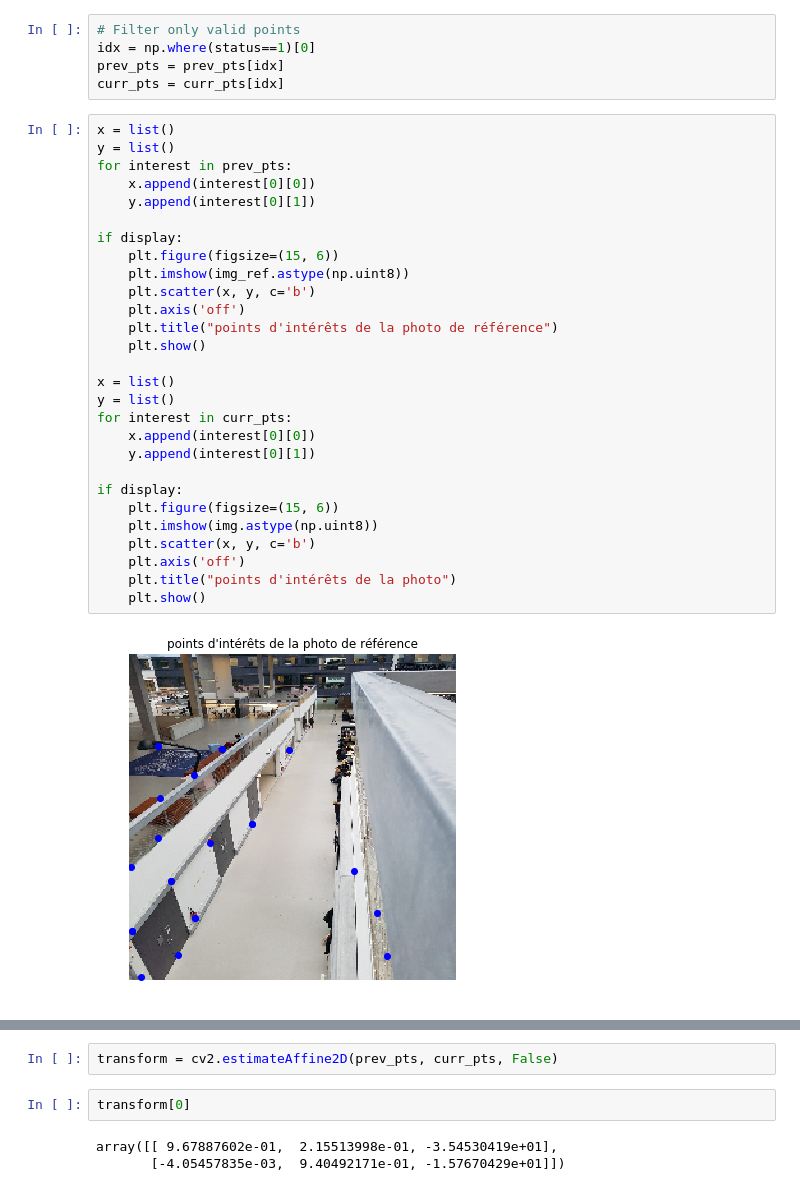
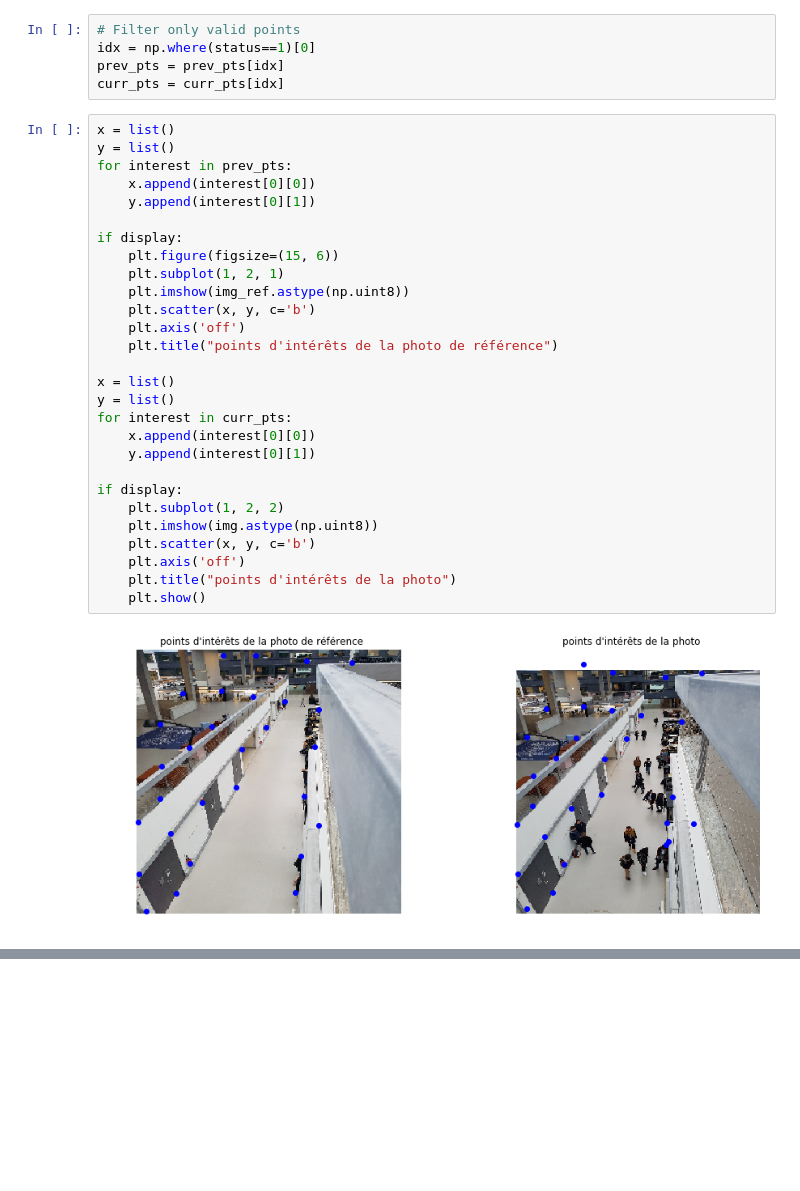
Before and after one commit to Erwandk/QueueDetection, a Jupyter notebook: code_projet/Stabilisation.ipynb, the cells around one changed output, grey strips where cells are left out. Drawn from its saved outputs; the diff is of its cells as text; blank space fills up the shorter version.

```diff
--- a/code_projet/Stabilisation.ipynb
+++ b/code_projet/Stabilisation.ipynb
@@ -106,30 +106,30 @@ curr_pts = curr_pts[idx]
 # %%
 x = list()
 y = list()
 for interest in prev_pts:
     x.append(interest[0][0])
     y.append(interest[0][1])
 
 if display:
     plt.figure(figsize=(15, 6))
+    plt.subplot(1, 2, 1)
     plt.imshow(img_ref.astype(np.uint8))
     plt.scatter(x, y, c='b')
     plt.axis('off')
     plt.title("points d'intérêts de la photo de référence")
-    plt.show()
 
 x = list()
 y = list()
 for interest in curr_pts:
     x.append(interest[0][0])
     y.append(interest[0][1])
 
 if display:
-    plt.figure(figsize=(15, 6))
+    plt.subplot(1, 2, 2)
     plt.imshow(img.astype(np.uint8))
     plt.scatter(x, y, c='b')
     plt.axis('off')
     plt.title("points d'intérêts de la photo")
     plt.show()
 # %% [output]
-[figure, old version]
+[figure, new version]
@@ -137,7 +135,0 @@ if display:
-# %%
-transform = cv2.estimateAffine2D(prev_pts, curr_pts, False)
-# %%
-transform[0]
-# %% [output]
-array([[ 9.67887602e-01,  2.15513998e-01, -3.54530419e+01],
-       [-4.05457835e-03,  9.40492171e-01, -1.57670429e+01]])
```
Also changed, not shown: parts of 13 cells of this notebook.
